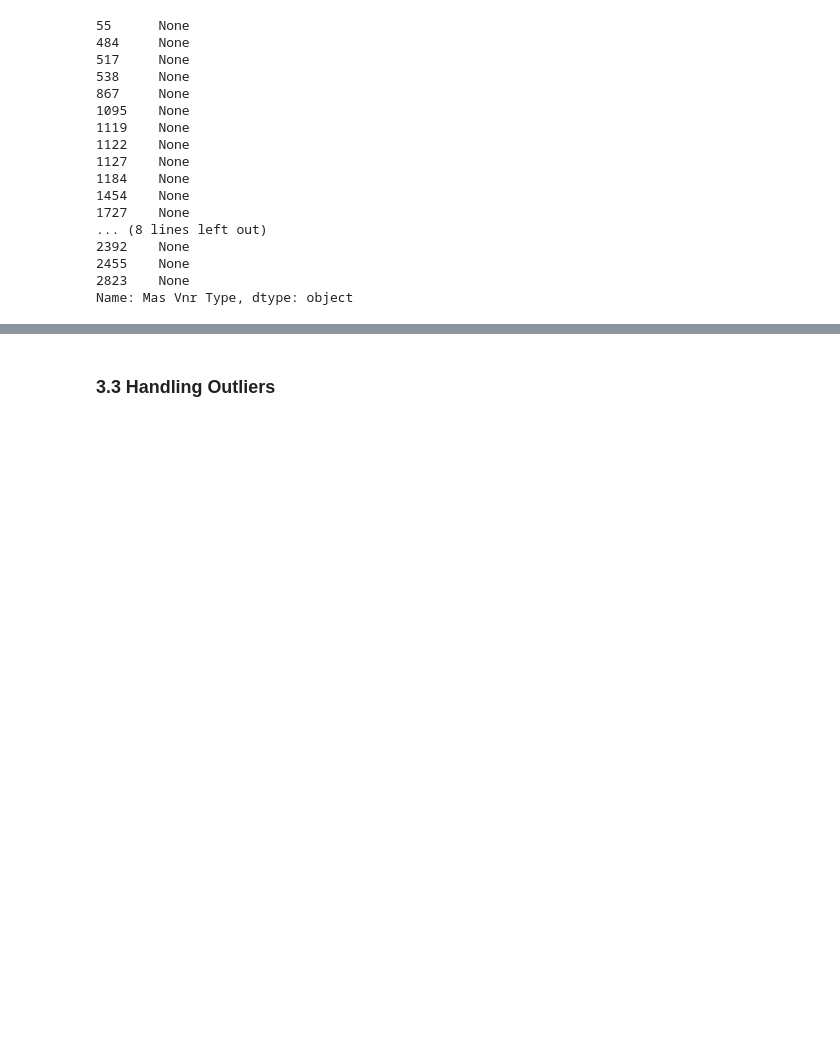
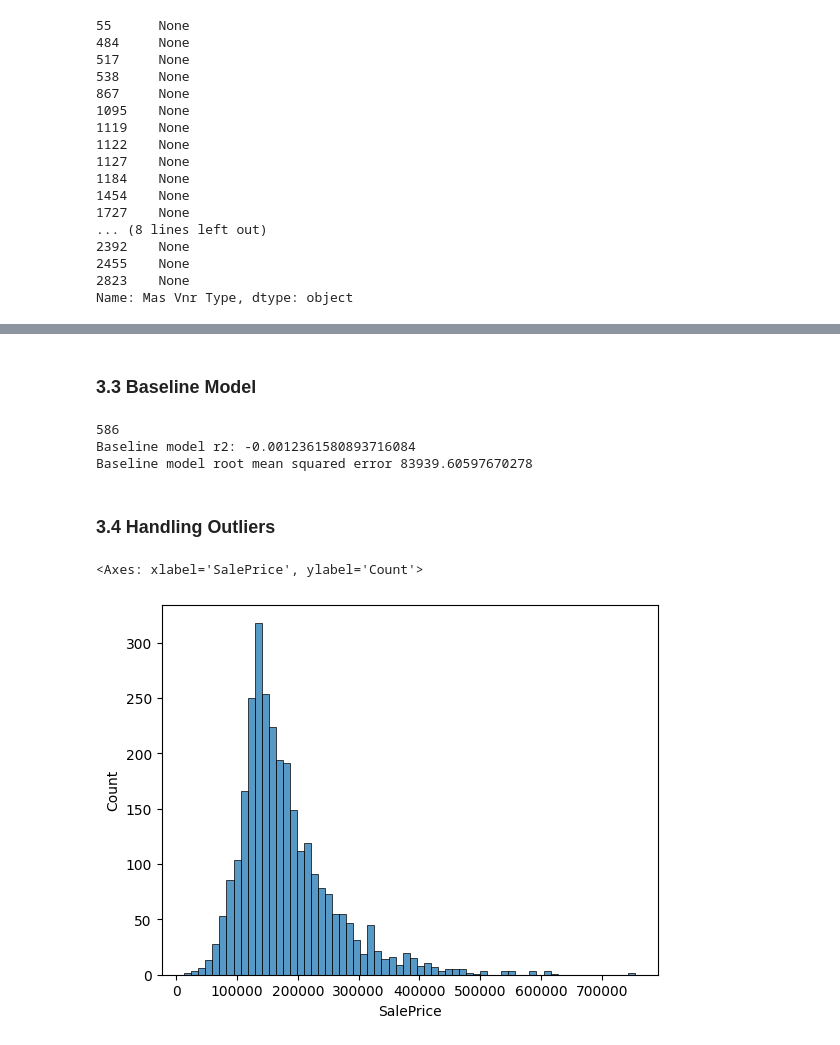
Before and after one commit to szymon-ml/Portfolio-Housing-Project, a Jupyter notebook: AmesPortfolio.ipynb, the cells around one changed output, grey strips where cells are left out. Drawn from its saved outputs; the diff is of its cells as text; code cells hidden in the pictures; blank space fills up the shorter version.

```diff
--- a/AmesPortfolio.ipynb
+++ b/AmesPortfolio.ipynb
@@ -919,2 +865,30 @@ Length: 88, dtype: int64
+# %% [markdown]
+### 3.3 Baseline Model
+# %%
+from sklearn.model_selection import train_test_split
+from sklearn.metrics import mean_squared_error, mean_absolute_error, r2_score
+from math import sqrt
+
+y = df['SalePrice']
+
+y_train, y_test = train_test_split(y, test_size=0.2, random_state=42)
+
+mean = y_train.mean()
+y_pred = [mean] * len(y_test)
+print(len(y_pred))
+
+r2 = r2_score(y_test, y_pred)
+rmse = sqrt(mean_squared_error(y_test, y_pred))
+print('Baseline model r2:', r2)
+print('Baseline model root mean squared error', rmse)
+# %% [output]
+586
+Baseline model r2: -0.0012361580893716084
+Baseline model root mean squared error 83939.60597670278
 # %% [markdown]
-### 3.3 Handling Outliers
+### 3.4 Handling Outliers
+# %%
+sns.histplot(df['SalePrice'])
+# %% [output]
+<Axes: xlabel='SalePrice', ylabel='Count'>
+[figure, added]
```
Also changed, not shown: parts of 55 cells of this notebook.
